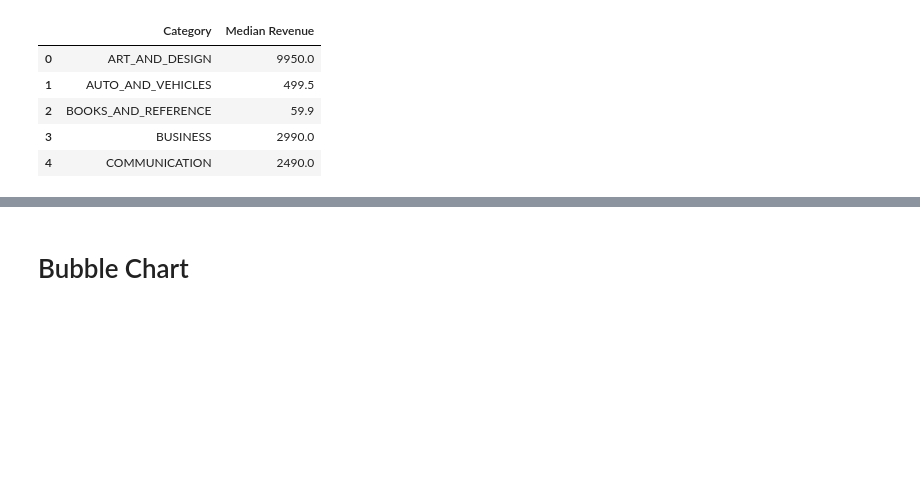
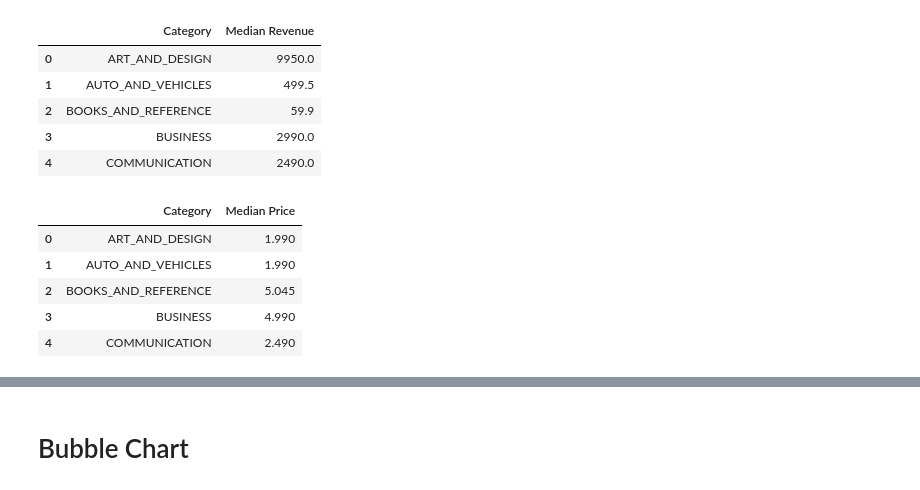
Before and after one commit to emmargl/Data_Vizualization_Project, a Jupyter notebook: altair_graph.ipynb, the cells around one changed output, grey strips where cells are left out. Drawn from its saved outputs; the diff is of its cells as text; code cells hidden in the pictures; blank space fills up the shorter version.

```diff
--- a/altair_graph.ipynb
+++ b/altair_graph.ipynb
@@ -176,3 +173,15 @@ df_cat.head(5)
 | 2 | BOOKS_AND_REFERENCE | 59.9 |
 | 3 | BUSINESS | 2990.0 |
 | 4 | COMMUNICATION | 2490.0 |
+# %%
+#keeping median price
+df_price = df_paid.groupby(by="Category", as_index = False)["Price"].median()
+df_price.rename(columns = {'Price':'Median Price'}, inplace = True)
+df_price.head(5)
+# %% [output]
+|  | Category | Median Price |
+| 0 | ART_AND_DESIGN | 1.990 |
+| 1 | AUTO_AND_VEHICLES | 1.990 |
+| 2 | BOOKS_AND_REFERENCE | 5.045 |
+| 3 | BUSINESS | 4.990 |
+| 4 | COMMUNICATION | 2.490 |
```
Also changed, not shown: parts of 11 cells of this notebook.
